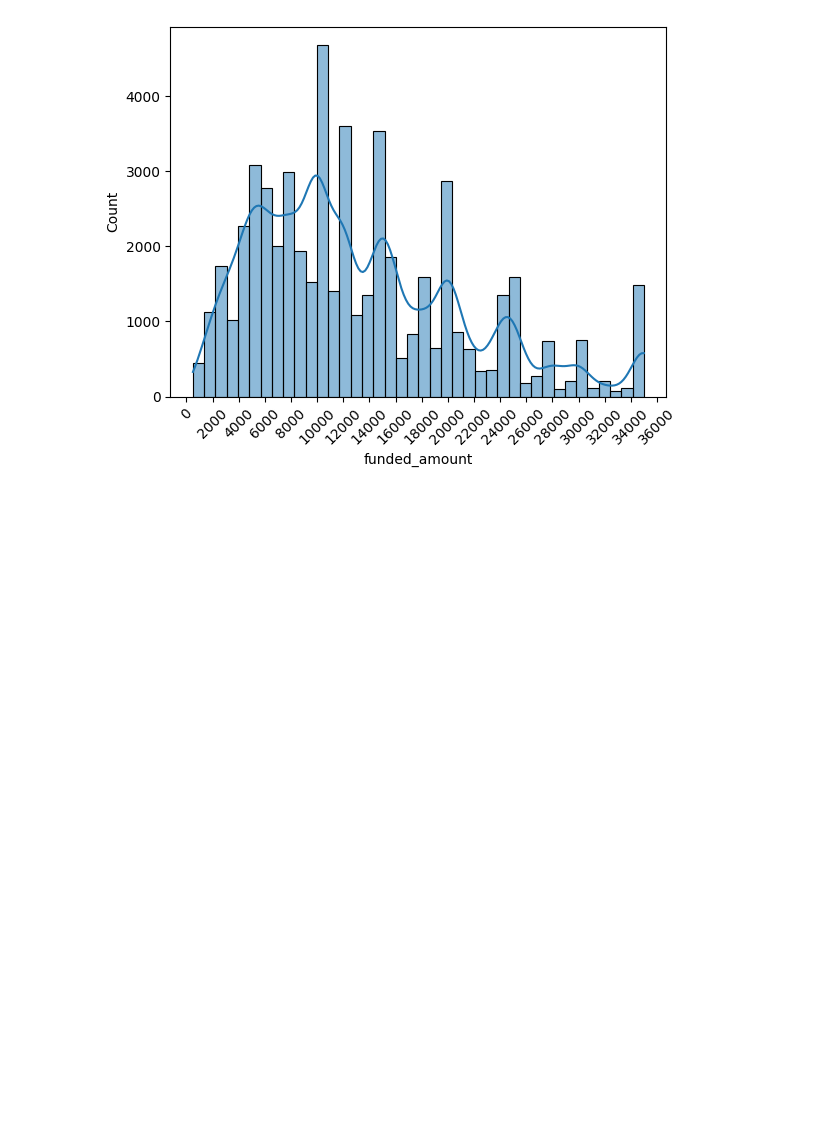
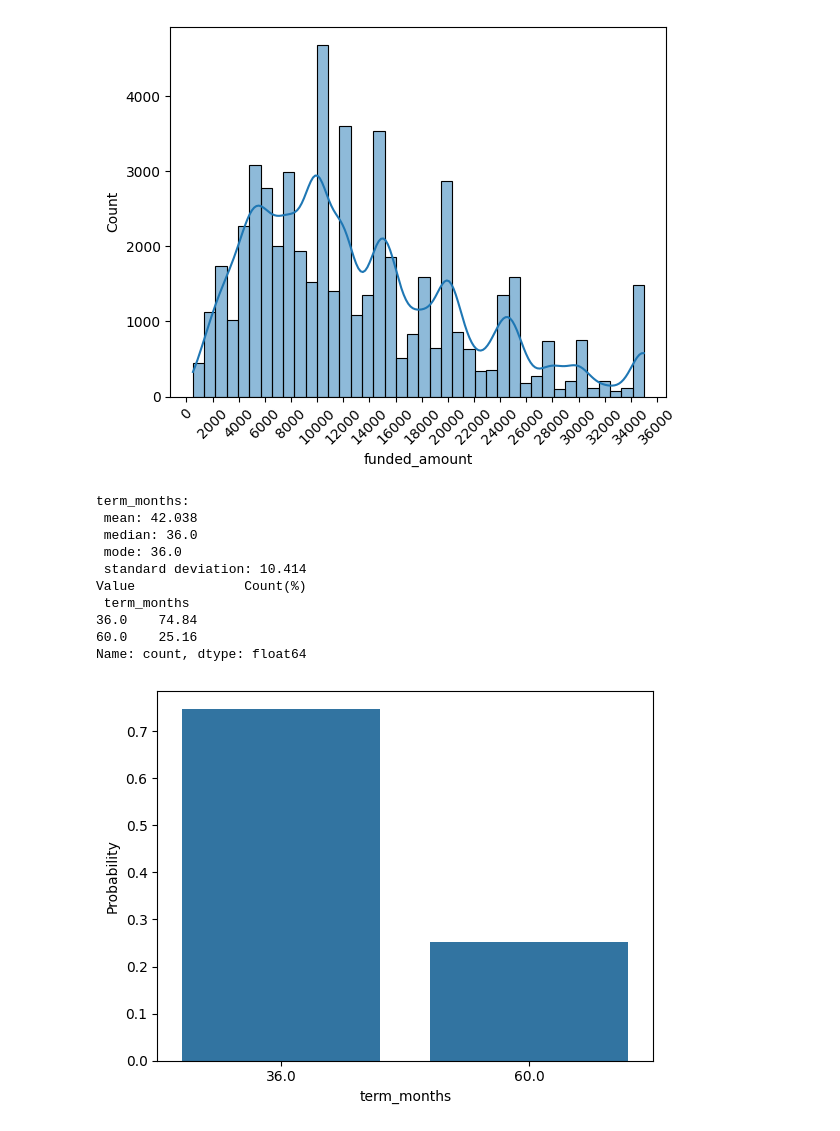
Before and after one commit to armazzer/customer_loans, a Jupyter notebook: missing_data_review.ipynb, the cells around one changed output. Cells and saved outputs as stored; diff of their text form; code cells hidden in the pictures; blank space fills up the shorter version.

```diff
--- a/missing_data_review.ipynb
+++ b/missing_data_review.ipynb
@@ -344,3 +478,20 @@ funded_amount:
  mode: 10000.0
  standard deviation: 8023.842
 [figure]
+# %%
+# Check distribution of term_months after imputation.
+loans_plots.dpd_plot("term_months", 0)
+loans_info.column_stats("term_months")
+loans_info.value_counts_pct("term_months")
+# %% [output]
+term_months:
+ mean: 42.038
+ median: 36.0
+ mode: 36.0
+ standard deviation: 10.414
+Value              Count(%)
+ term_months
+36.0    74.84
+60.0    25.16
+Name: count, dtype: float64
+[figure, added]
```
Also changed, not shown: parts of 23 cells of this notebook.
